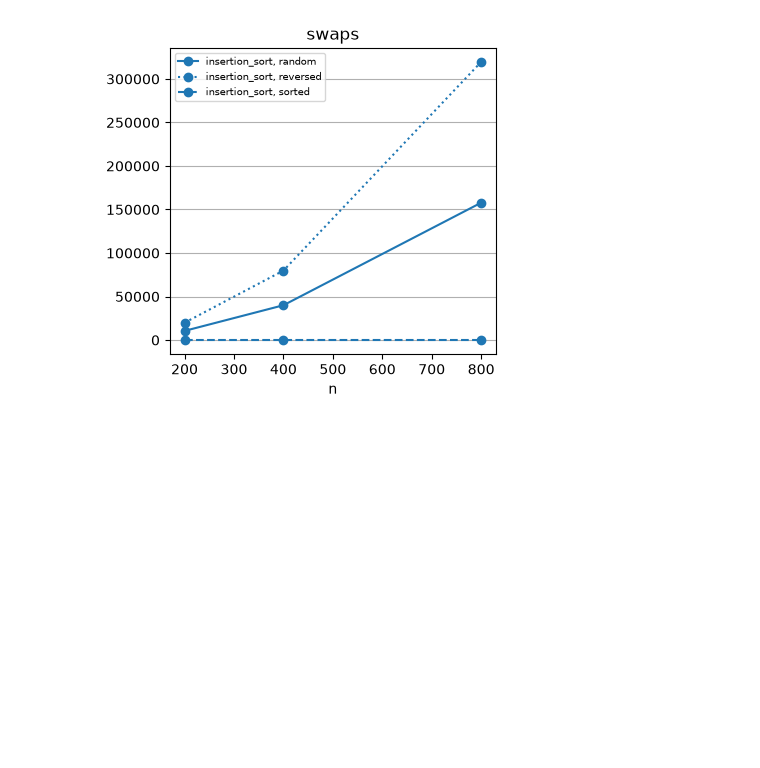
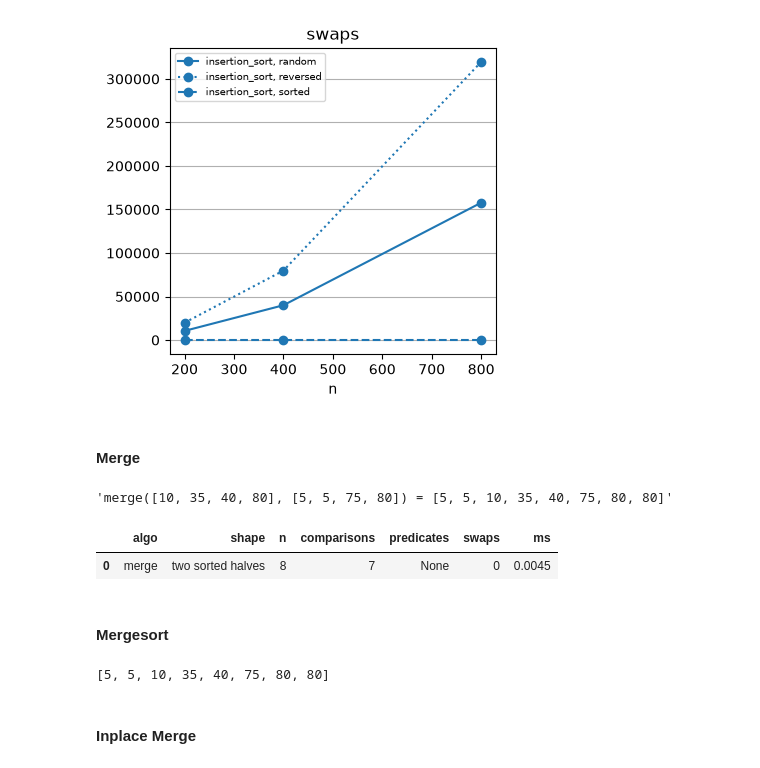
Before and after one commit to gophry/programming-first-principles, a Jupyter notebook: nbs/02_sequences/04_sorting/03_sort-101.ipynb, the cells around one changed output. Saved outputs shown, nothing was run; the diff lists cells and outputs as text; code cells hidden in the pictures; blank space fills up the shorter version.

Commit message:
merge, inplace merge and mergesort

```diff
--- a/nbs/02_sequences/04_sorting/03_sort-101.ipynb
+++ b/nbs/02_sequences/04_sorting/03_sort-101.ipynb
@@ -116,3 +116,40 @@ ins_scale.frame
 ins_scale.plot('swaps')
 # %% [output]
 [figure]
+# %% [markdown]
+#### Merge
+# %%
+#| exports algorithms.sort
+from programming_first_principles.ordering import in_order
+
+def merge(left, right):
+    result = []
+    i = j = 0
+    while i < len(left) and j < len(right):
+        if in_order(left[i], right[j]):
+            result.append(left[i])
+            i += 1
+        else:
+            result.append(right[j])
+            j += 1
+    result.extend(left[i:])
+    result.extend(right[j:])
+    return result
+# %%
+f'{merge([10, 35, 40, 80], [5, 5, 75, 80]) = }'
+# %% [output]
+'merge([10, 35, 40, 80], [5, 5, 75, 80]) = [5, 5, 10, 35, 40, 75, 80, 80]'
+# %%
+def merge_halves(a, mid):
+    return merge(a[:mid], a[mid:])
+
+m = Cost(repeats=1)
+_ = m.run(merge_halves, [10, 35, 40, 80, 5, 5, 75, 80], 4,
+          name='merge', shape='two sorted halves',
+          operations=('comparisons', 'swaps', 'ms'))
+m.frame
+# %% [output]
+|  | algo | shape | n | comparisons | predicates | swaps | ms |
+| 0 | merge | two sorted halves | 8 | 7 | None | 0 | 0.0045 |
+# %% [markdown]
+#### Mergesort
@@ -118,0 +165,7 @@ ins_scale.plot('swaps')
+# %%
+mergesort([40, 10, 35, 5, 80, 75, 5, 80])
+# [5, 5, 10, 35, 40, 75, 80, 80]
+# %% [output]
+[5, 5, 10, 35, 40, 75, 80, 80]
+# %% [markdown]
+#### Inplace Merge
```
Also changed, not shown: parts of 10 cells of this notebook, 3 other files.
